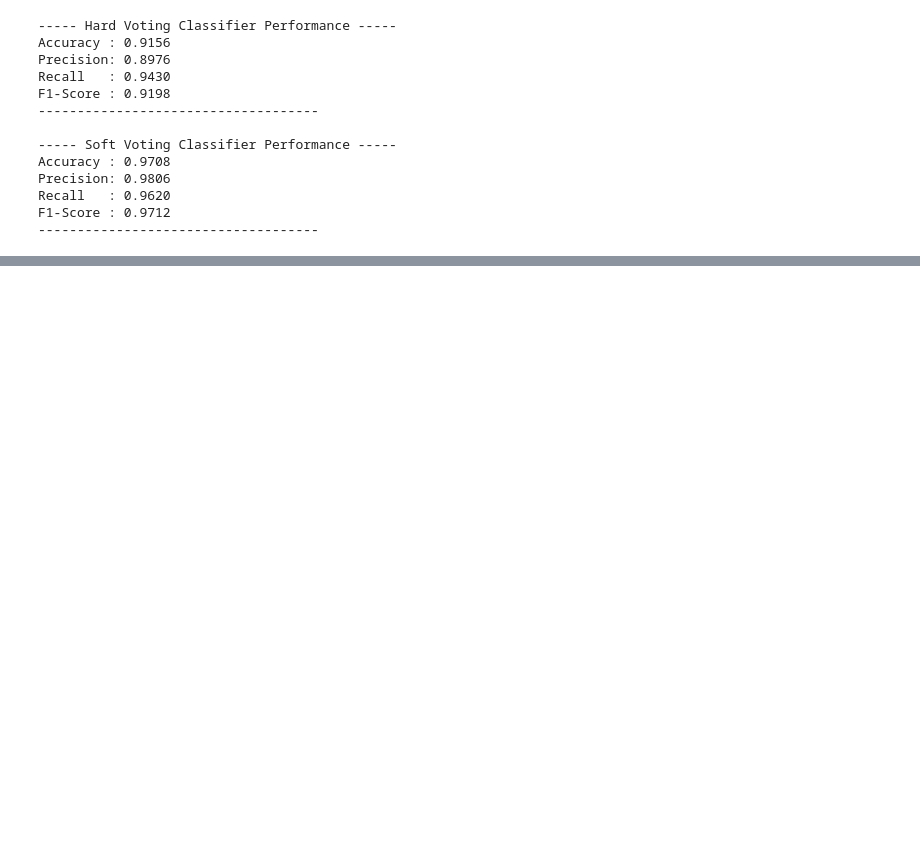
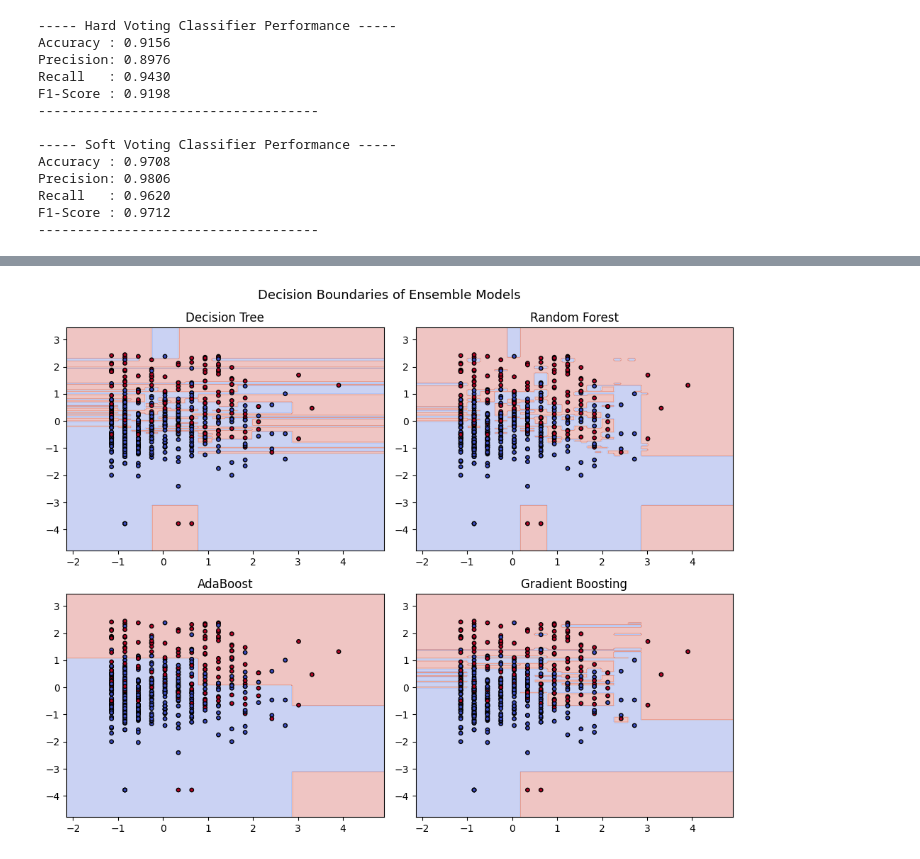
Before and after one commit to karthik-1311/Machine-Learning, a Jupyter notebook: MLlab.ipynb, the cells around one changed output, grey strips where cells are left out. Drawn from its saved outputs; the diff is of its cells as text; code cells hidden in the pictures; blank space fills up the shorter version.

```diff
--- a/MLlab.ipynb
+++ b/MLlab.ipynb
@@ -2558,0 +2638,88 @@ F1-score: 1.0000
+# %%
+# 8. Visualizing Ensemble Models
+import matplotlib.pyplot as plt
+import seaborn as sns
+import numpy as np
+import pandas as pd
+from sklearn.tree import DecisionTreeClassifier
+from sklearn.ensemble import RandomForestClassifier, AdaBoostClassifier, GradientBoostingClassifier
+from sklearn.metrics import accuracy_score
+
+# Select two features for 2D visualization
+X_vis = X_train[:, :2]
+X_vis_test = X_test[:, :2]
+
+# Train models for visualization
+dt_vis = DecisionTreeClassifier(random_state=42).fit(X_vis, y_train)
+rf_vis = RandomForestClassifier(n_estimators=100, random_state=42).fit(X_vis, y_train)
+ada_vis = AdaBoostClassifier(n_estimators=100, random_state=42).fit(X_vis, y_train)
+gb_vis = GradientBoostingClassifier(n_estimators=100, random_state=42).fit(X_vis, y_train)
+
+models_vis = {
+    "Decision Tree": dt_vis,
+    "Random Forest": rf_vis,
+    "AdaBoost": ada_vis,
+    "Gradient Boosting": gb_vis
+}
+
+# A. Decision Boundary Visualization
+fig, axes = plt.subplots(2, 2, figsize=(10, 8))
+x_min, x_max = X_vis[:, 0].min() - 1, X_vis[:, 0].max() + 1
+y_min, y_max = X_vis[:, 1].min() - 1, X_vis[:, 1].max() + 1
+xx, yy = np.meshgrid(np.linspace(x_min, x_max, 200),
+                     np.linspace(y_min, y_max, 200))
+
+for ax, (name, model) in zip(axes.flatten(), models_vis.items()):
+    Z = model.predict(np.c_[xx.ravel(), yy.ravel()]).reshape(xx.shape)
+    ax.contourf(xx, yy, Z, alpha=0.3, cmap='coolwarm')
+    ax.scatter(X_vis[:, 0], X_vis[:, 1], c=y_train, s=15, cmap='coolwarm', edgecolor='k')
+    ax.set_title(name)
+
+plt.suptitle("Decision Boundaries of Ensemble Models", fontsize=13)
+plt.tight_layout()
+plt.show()
+
+# B. Performance under Noisy Data
+X_test_noisy = X_test + np.random.normal(0, 0.3, X_test.shape)
+
+models_eval = [
+    RandomForestClassifier(n_estimators=100, random_state=42),
+    AdaBoostClassifier(n_estimators=100, random_state=42),
+    GradientBoostingClassifier(n_estimators=100, random_state=42)
+]
+
+noise_results = []
+for model in models_eval:
+    model.fit(X_train, y_train)
+    y_pred_clean = model.predict(X_test)
+    y_pred_noisy = model.predict(X_test_noisy)
+    noise_results.append({
+        'Model': model.__class__.__name__,
+        'Accuracy (Clean)': accuracy_score(y_test, y_pred_clean),
+        'Accuracy (Noisy)': accuracy_score(y_test, y_pred_noisy)
+    })
+
+noise_df = pd.DataFrame(noise_results)
+print("\nPerformance Comparison under Noisy Data:\n")
+print(noise_df)
+
+# C. Feature Importance Comparison
+rf = RandomForestClassifier(n_estimators=100, random_state=42).fit(X_train, y_train)
+ada = AdaBoostClassifier(n_estimators=100, random_state=42).fit(X_train, y_train)
+gb = GradientBoostingClassifier(n_estimators=100, random_state=42).fit(X_train, y_train)
+
+importances = pd.DataFrame({
+    'Feature': df.columns[:-1],
+    'Random Forest': rf.feature_importances_,
+    'AdaBoost': ada.feature_importances_,
+    'Gradient Boosting': gb.feature_importances_
+})
+
+# Plot feature importance comparison
+importances.set_index('Feature').plot(kind='bar', figsize=(10,5))
+plt.title("Feature Importance Comparison Across Ensemble Models")
+plt.ylabel("Importance")
+plt.tight_layout()
+plt.show()
+# %% [output]
+[figure, added]
```
Also changed, not shown: parts of 31 cells of this notebook.
